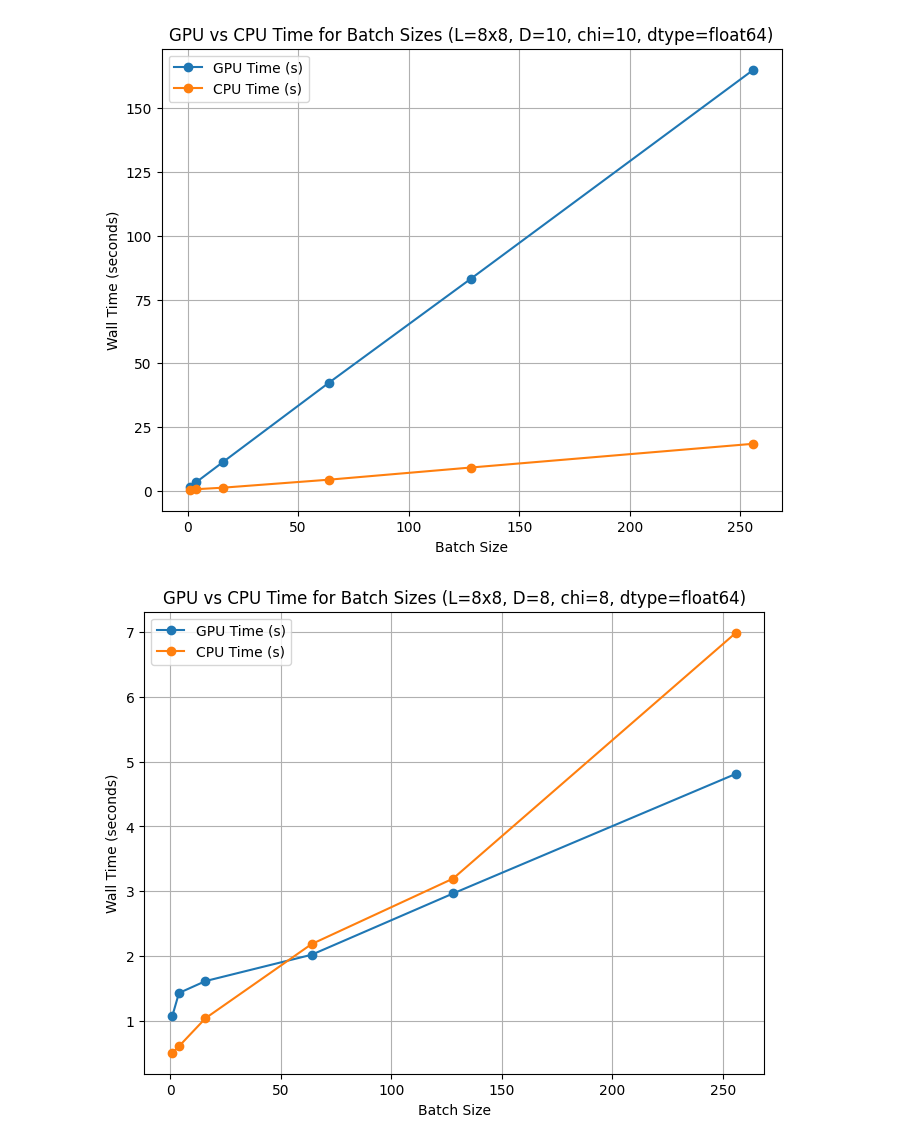
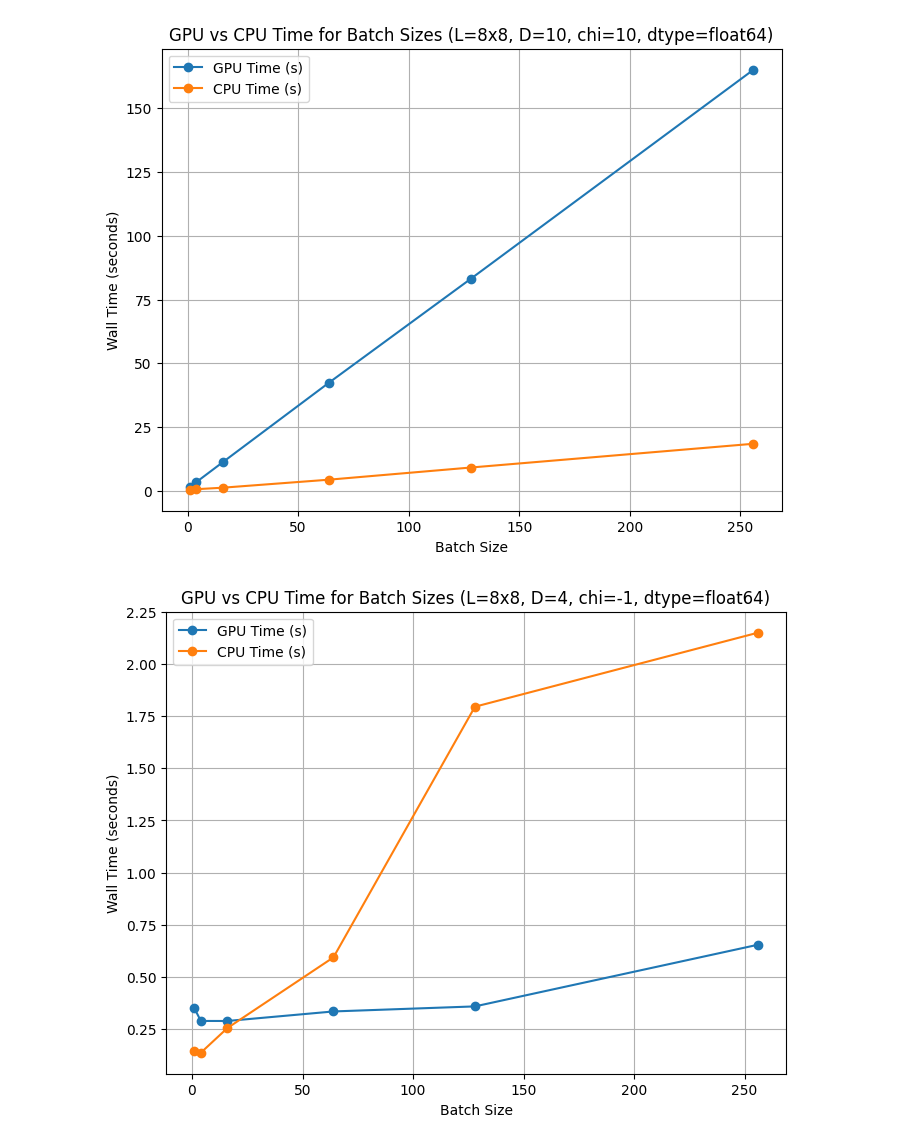
Before and after one commit to sjdu10/vmc_torch, a Jupyter notebook: vmc_torch/experiment/vmap/GPU/plot_timing.ipynb, the cells around one changed output. Cells and saved outputs as stored; diff of their text form; code cells hidden in the pictures.

```diff
--- a/vmc_torch/experiment/vmap/GPU/plot_timing.ipynb
+++ b/vmc_torch/experiment/vmap/GPU/plot_timing.ipynb
@@ -101,25 +101,26 @@ plt.grid(True)
 # %%
 from matplotlib import pyplot as plt
 import numpy as np
 
 Lx, Ly = 8, 8
-D, chi = 8, 8
+D, chi = 4, -1
 
-timing_file = f'./{Lx}x{Ly}_D={D}_chi={chi}_timing_results_float64.npy'
+dtype = 'float64'
+timing_file = f'./{Lx}x{Ly}_D={D}_chi={chi}_timing_results_{dtype}.npy'
 data = np.load(timing_file, allow_pickle=True).item()
 batch_sizes = data['batch_sizes']
 GPU_times = data['GPU_times']
 CPU_times = data['CPU_times']
 
 plt.figure(figsize=(8, 6))
 plt.plot(batch_sizes, GPU_times, marker='o', label='GPU Time (s)')
 plt.plot(batch_sizes, CPU_times, marker='o', label='CPU Time (s)')
 # plt.xscale('log')
 # plt.yscale('log')
 plt.xlabel('Batch Size')
 plt.ylabel('Wall Time (seconds)')
-plt.title(f'GPU vs CPU Time for Batch Sizes (L={Lx}x{Ly}, D={D}, chi={chi}, dtype=float64)')
+plt.title(f'GPU vs CPU Time for Batch Sizes (L={Lx}x{Ly}, D={D}, chi={chi}, dtype={dtype})')
 plt.legend()
 plt.grid(True)
 # %% [output]
-[figure, old version]
+[figure, new version]
```
Also changed, not shown: parts of 2 cells of this notebook, 14 other files.
